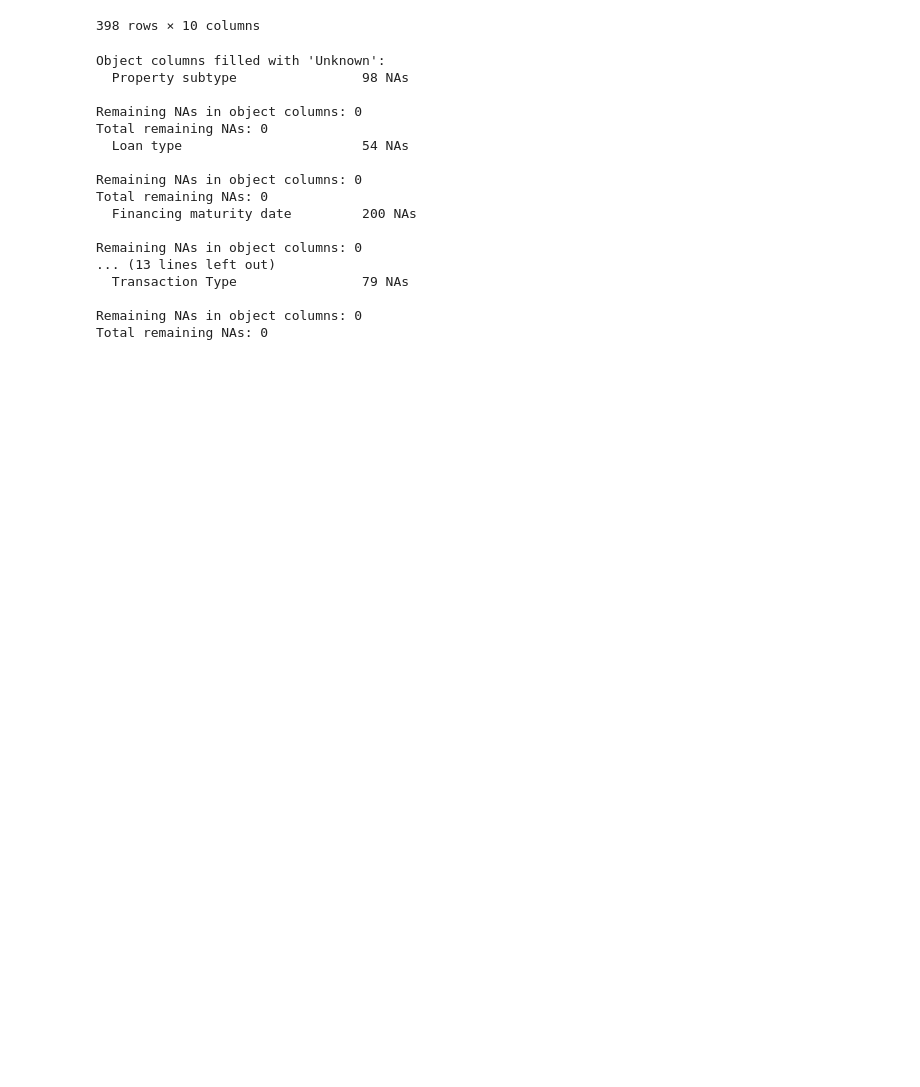
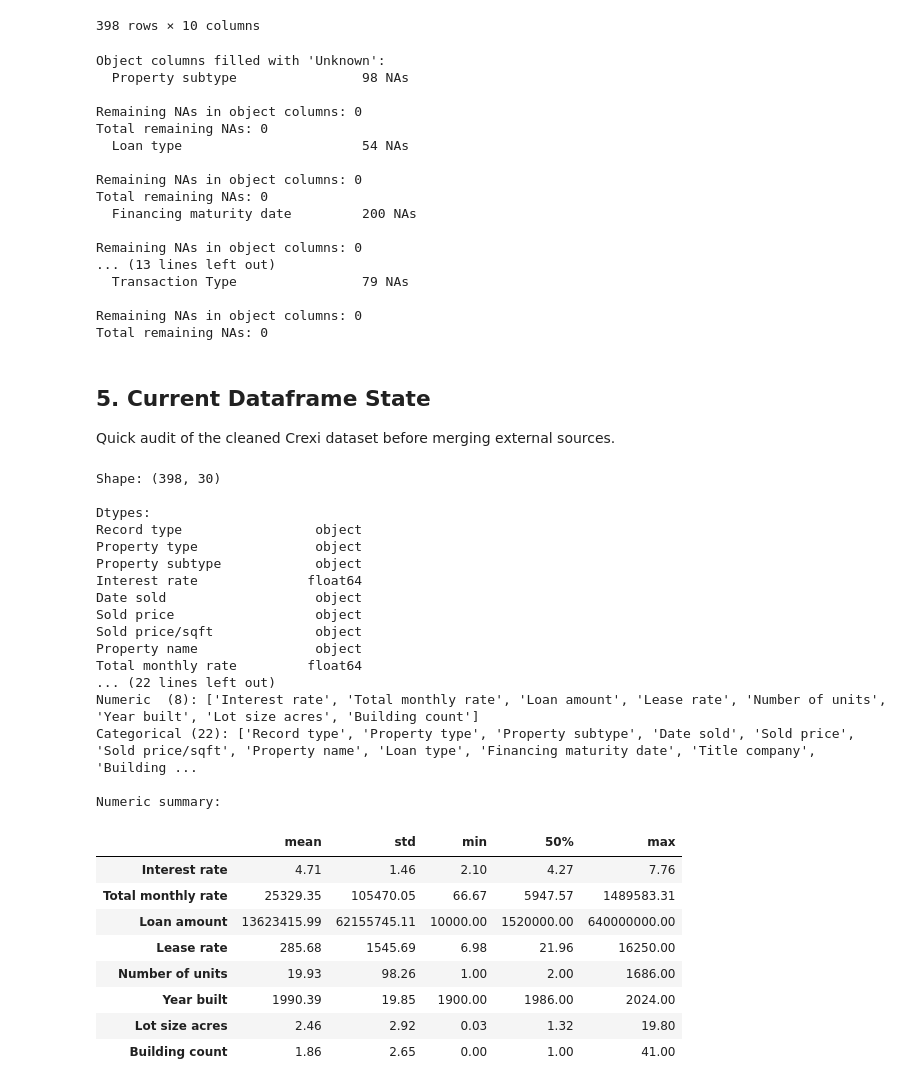
Before and after one commit to pfmprojects208/Dallas-ERV-Prediction, a Jupyter notebook: Preprocessing_Dallas.ipynb, the cells around one changed output. Saved outputs shown, nothing was run; the diff lists cells and outputs as text; code cells hidden in the pictures; blank space fills up the shorter version.

```diff
--- a/Preprocessing_Dallas.ipynb
+++ b/Preprocessing_Dallas.ipynb
@@ -412,3 +412,46 @@ Remaining NAs in object columns: 0
 
 Remaining NAs in object columns: 0
 Total remaining NAs: 0
+# %% [markdown]
+## 5. Current Dataframe State
+
+Quick audit of the cleaned Crexi dataset before merging external sources.
+# %%
+print(f"Shape: {office.shape}")
+print(f"\nDtypes:")
+print(office.dtypes.to_string())
+
+num_cols  = office.select_dtypes(include=[np.number]).columns.tolist()
+cat_cols  = office.select_dtypes(include="object").columns.tolist()
+print(f"\nNumeric  ({len(num_cols)}): {num_cols}")
+print(f"Categorical ({len(cat_cols)}): {cat_cols}")
+
+print("\nNumeric summary:")
+office[num_cols].describe().T[["mean","std","min","50%","max"]]
+# %% [output]
+Shape: (398, 30)
+
+Dtypes:
+Record type                 object
+Property type               object
+Property subtype            object
+Interest rate              float64
+Date sold                   object
+Sold price                  object
+Sold price/sqft             object
+Property name               object
+Total monthly rate         float64
+... (22 lines left out)
+Numeric  (8): ['Interest rate', 'Total monthly rate', 'Loan amount', 'Lease rate', 'Number of units', 'Year built', 'Lot size acres', 'Building count']
+Categorical (22): ['Record type', 'Property type', 'Property subtype', 'Date sold', 'Sold price', 'Sold price/sqft', 'Property name', 'Loan type', 'Financing maturity date', 'Title company', 'Building ...
+
+Numeric summary:
+|  | mean | std | min | 50% | max |
+| Interest rate | 4.71 | 1.46 | 2.10 | 4.27 | 7.76 |
+| Total monthly rate | 25329.35 | 105470.05 | 66.67 | 5947.57 | 1489583.31 |
+| Loan amount | 13623415.99 | 62155745.11 | 10000.00 | 1520000.00 | 640000000.00 |
+| Lease rate | 285.68 | 1545.69 | 6.98 | 21.96 | 16250.00 |
+| Number of units | 19.93 | 98.26 | 1.00 | 2.00 | 1686.00 |
+| Year built | 1990.39 | 19.85 | 1900.00 | 1986.00 | 2024.00 |
+| Lot size acres | 2.46 | 2.92 | 0.03 | 1.32 | 19.80 |
+| Building count | 1.86 | 2.65 | 0.00 | 1.00 | 41.00 |
```
Also changed, not shown: parts of 12 cells of this notebook, 9 other files.
